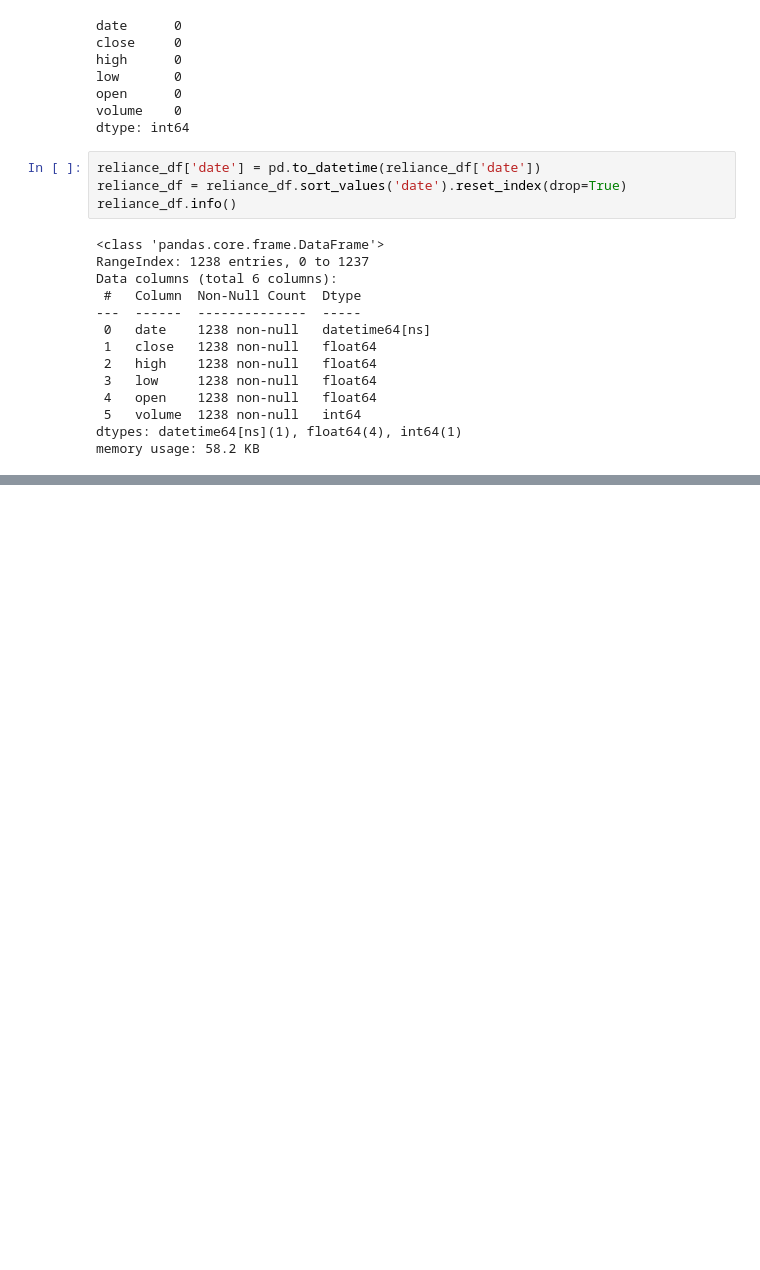
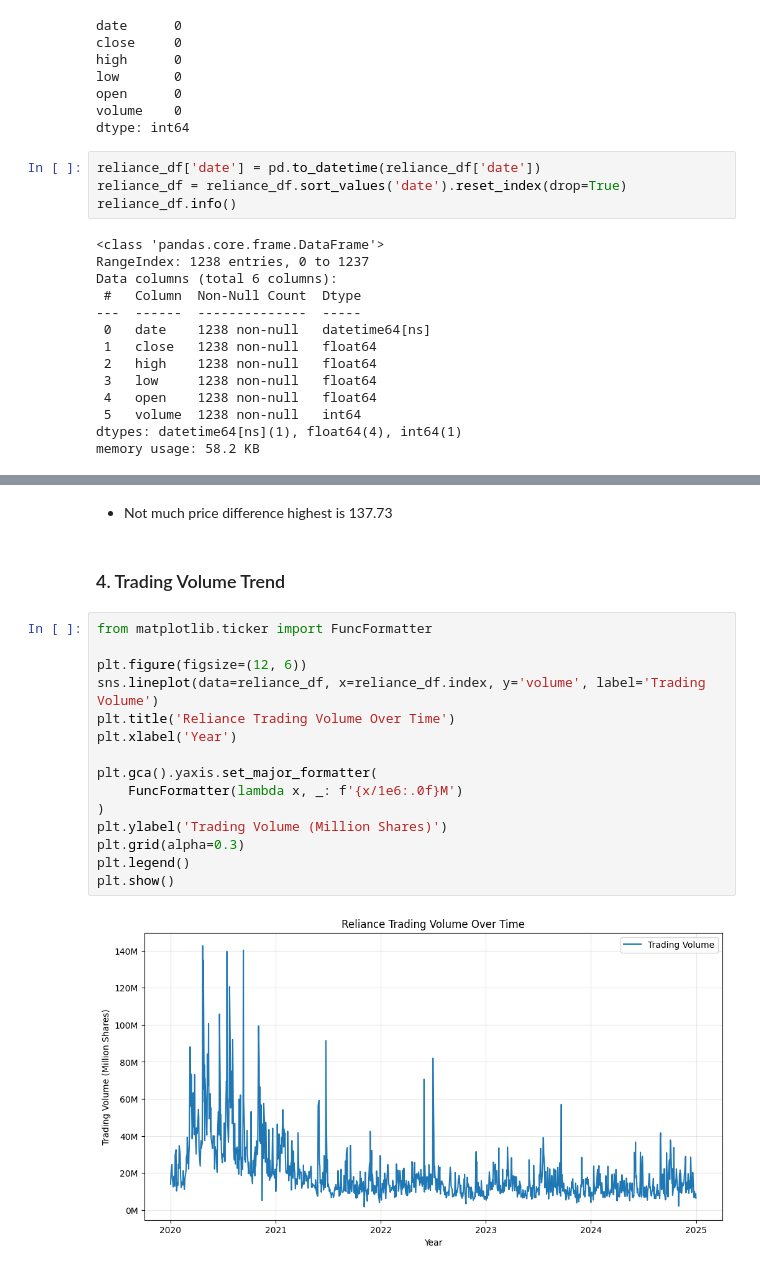
Before and after one commit to bhuvansai93/ds_project_stock_price_prediction, a Jupyter notebook: code_reliance.ipynb, the cells around one changed output, grey strips where cells are left out. Cells and saved outputs as stored; diff of their text form; blank space fills up the shorter version.

```diff
--- a/code_reliance.ipynb
+++ b/code_reliance.ipynb
@@ -170,0 +262,21 @@ df.head()
+# %% [markdown]
+- Not much price difference highest is 137.73
+# %% [markdown]
+### 4. Trading Volume Trend
+# %%
+from matplotlib.ticker import FuncFormatter
+
+plt.figure(figsize=(12, 6))
+sns.lineplot(data=reliance_df, x=reliance_df.index, y='volume', label='Trading Volume')
+plt.title('Reliance Trading Volume Over Time')
+plt.xlabel('Year')
+
+plt.gca().yaxis.set_major_formatter(
+    FuncFormatter(lambda x, _: f'{x/1e6:.0f}M')
+)
+plt.ylabel('Trading Volume (Million Shares)')
+plt.grid(alpha=0.3)
+plt.legend()
+plt.show()
+# %% [output]
+[figure, added]
```
Also changed, not shown: parts of 31 cells of this notebook.
